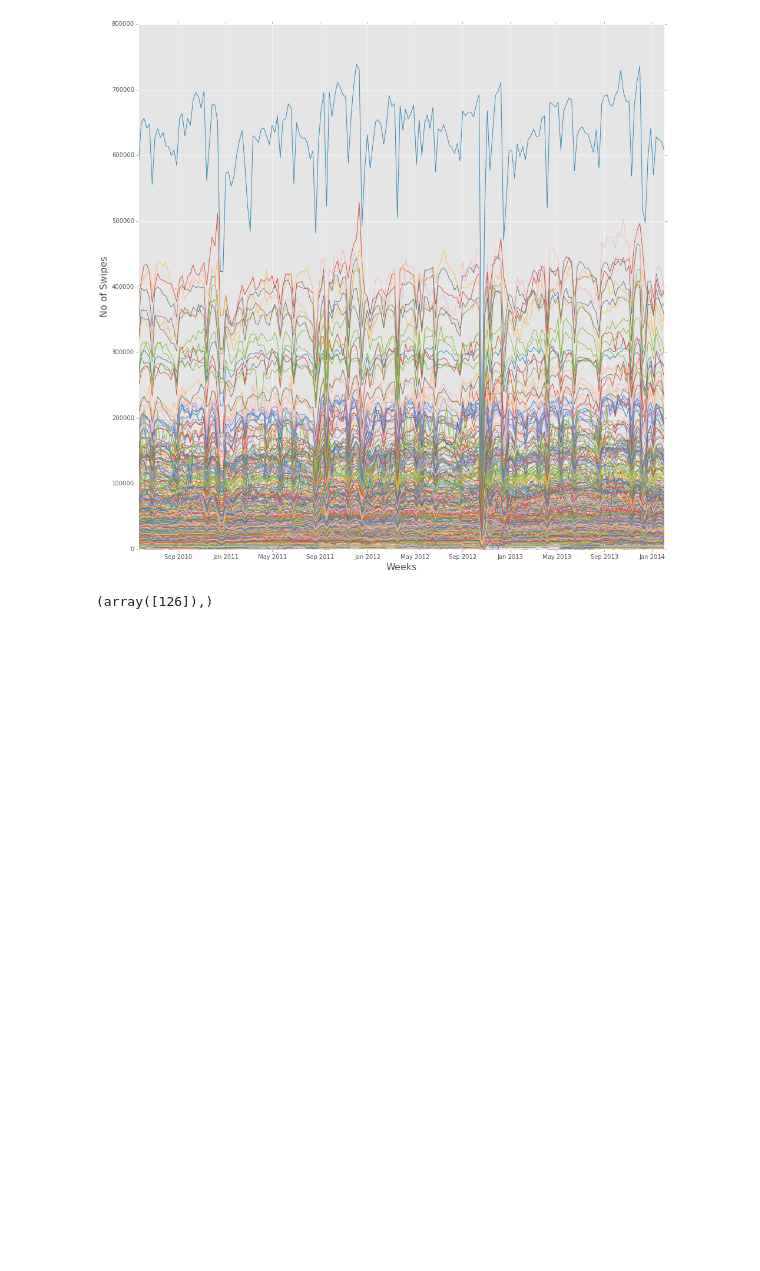
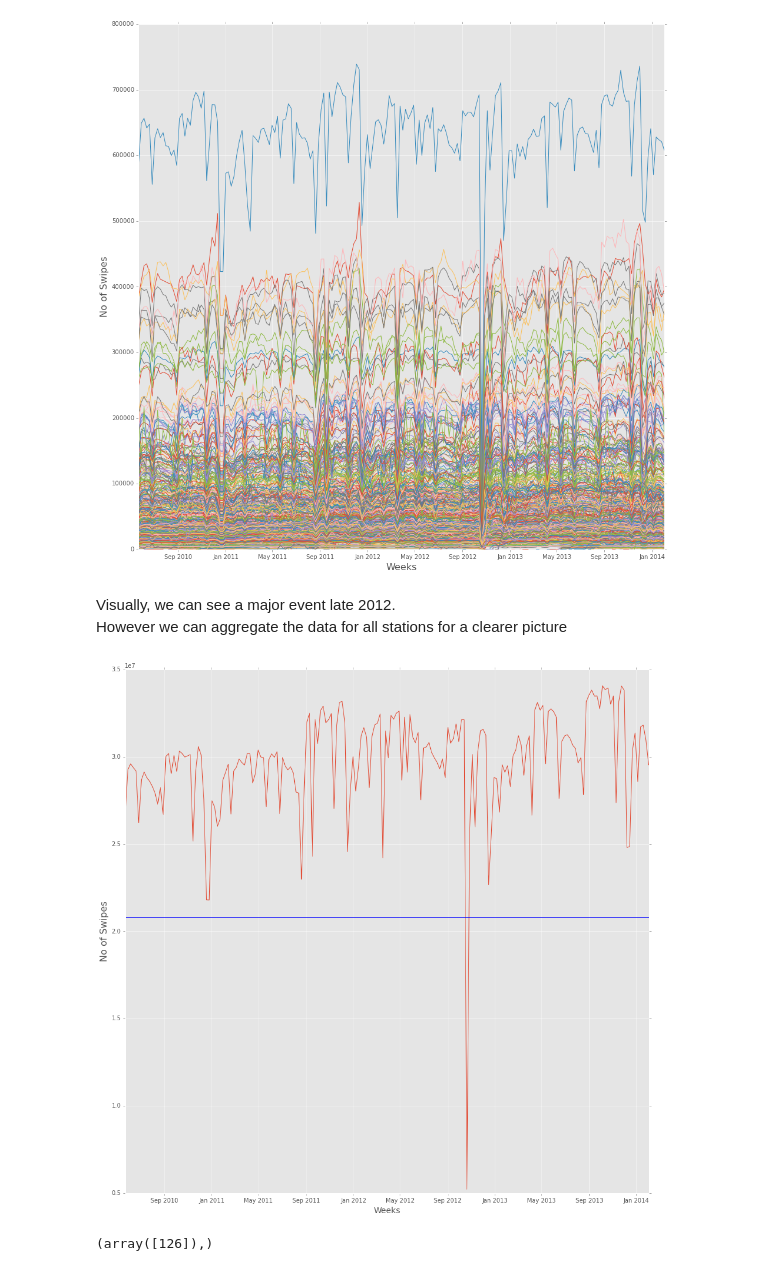
Before and after one commit to afcarl/PUI2015_vvijayarangan, a Jupyter notebook: HW6/subway_timeseries.ipynb, the cells around one changed output. Saved outputs shown, nothing was run; the diff lists cells and outputs as text; code cells hidden in the pictures; blank space fills up the shorter version.

Commit message:
Cleaning plots

```diff
--- a/HW6/subway_timeseries.ipynb
+++ b/HW6/subway_timeseries.ipynb
@@ -57,5 +44,21 @@ pl.ylabel('No of Swipes', fontsize = 16);
 pl.xlabel('Weeks', fontsize = 16);
 # %% [output]
 [figure]
+# %% [markdown]
+Visually, we can see a major event late 2012. <br>
+However we can aggregate the data for all stations for a clearer picture
+# %%
+
+weekly_swipes = np.nansum(stations, axis = 0)
+mean = np.nanmean(weekly_swipes)
+std = np.nanstd(weekly_swipes)
+
+pl.figure(figsize = (16,16))
+pl.plot(weeks, np.transpose(weekly_swipes));
+pl.axhline(mean-3*std)
+pl.ylabel('No of Swipes', fontsize = 16);
+pl.xlabel('Weeks', fontsize = 14);
+# %% [output]
+[figure, added]
 # %%
 #Detecting the event by standard deviation and mean
```
Also changed, not shown: parts of 4 cells of this notebook.
